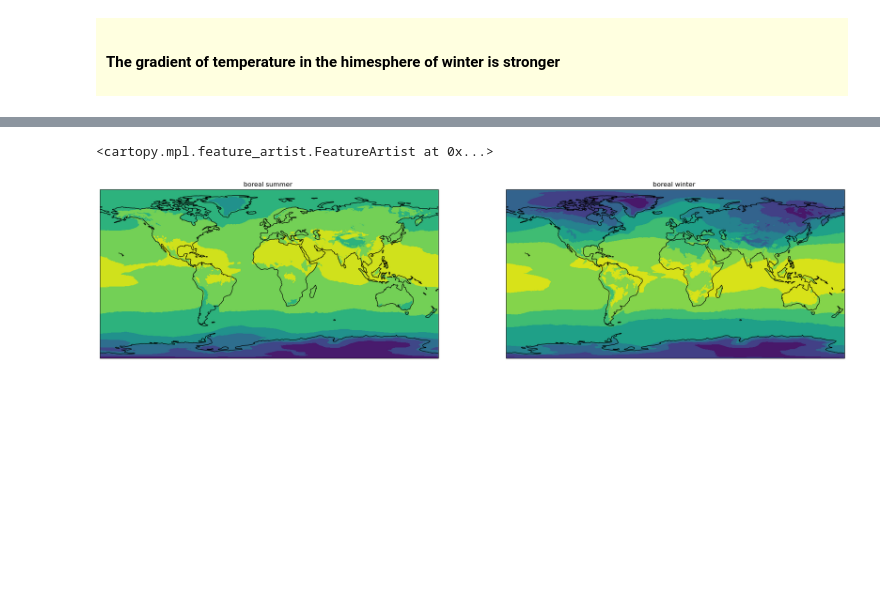
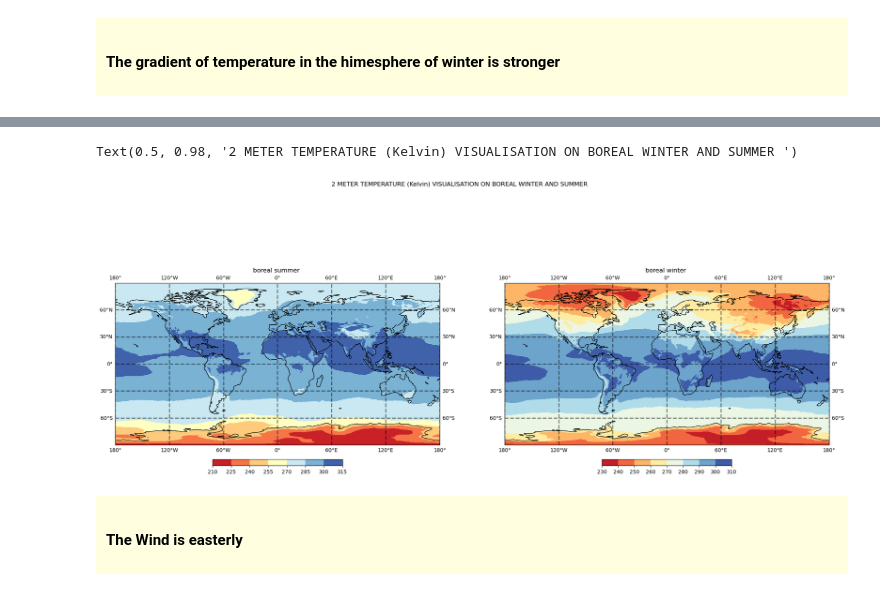
Before and after one commit to Mohamed-01-git/LEARNING, a Jupyter notebook: PML/PML.ipynb, the cells around one changed output, grey strips where cells are left out. Saved outputs shown, nothing was run; the diff lists cells and outputs as text; code cells hidden in the pictures; blank space fills up the shorter version.

```diff
--- a/PML/PML.ipynb
+++ b/PML/PML.ipynb
@@ -41,13 +41,23 @@ t2m_winter = t2m.isel(valid_time = [11,0,1]).mean(dim = "valid_time")
 # the boreal summer and winter
 # %%
 fig , ax = plt.subplots(figsize = (25,10) , ncols = 2 , subplot_kw= {"projection" : ccrs.PlateCarree()})
-ax[0].contourf(t2m.longitude , t2m.latitude , t2m_summer)
+c1 = ax[0].contourf(t2m.longitude , t2m.latitude , t2m_summer , cmap = "RdYlBu")
 ax[0].set_title("boreal summer ")
 ax[0].coastlines(transform=ccrs.PlateCarree())
-ax[1].contourf(t2m.longitude , t2m.latitude , t2m_winter )
+ax[0].gridlines(crs=ccrs.PlateCarree(), linewidth=2, color='black',
+    draw_labels=True, alpha=0.5, linestyle='--')
+plt.colorbar(c1 , ax = ax[0], orientation="horizontal", shrink=0.4, pad=0.05)
+c2 = ax[1].contourf(t2m.longitude , t2m.latitude , t2m_winter , cmap = "RdYlBu")
 ax[1].set_title("boreal winter ")
 ax[1].coastlines(transform=ccrs.PlateCarree())
-plt.suptitle("2 METER TEMPERATURE VISUALISATION ON BOREAL WINTER AND SUMMER")
+ax[1].gridlines(crs=ccrs.PlateCarree(), linewidth=2, color='black',
+    draw_labels=True, alpha=0.5, linestyle='--')
+plt.colorbar(c2 , ax = ax[1] , orientation="horizontal", shrink=0.4, pad=0.05)
+plt.suptitle("2 METER TEMPERATURE (Kelvin) VISUALISATION ON BOREAL WINTER AND SUMMER ")
 # %% [output]
-<cartopy.mpl.feature_artist.FeatureArtist at 0x...>
+Text(0.5, 0.98, '2 METER TEMPERATURE (Kelvin) VISUALISATION ON BOREAL WINTER AND SUMMER ')
-[figure, old version]
+[figure, new version]
+# %% [markdown]
+<div class="note" style="background-color: lightyellow; color: black; padding: 10px;">
+  <h4> The Wind is easterly   </h4>
+</div>
```
Also changed, not shown: parts of 2 cells of this notebook.
